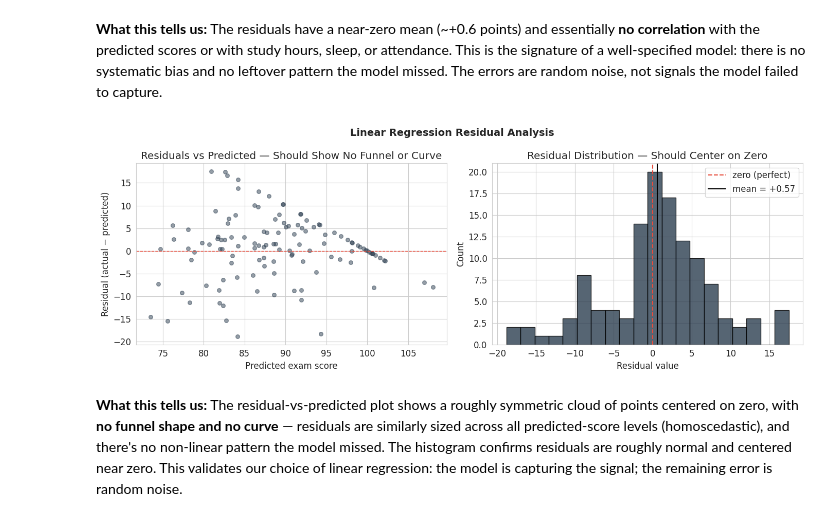
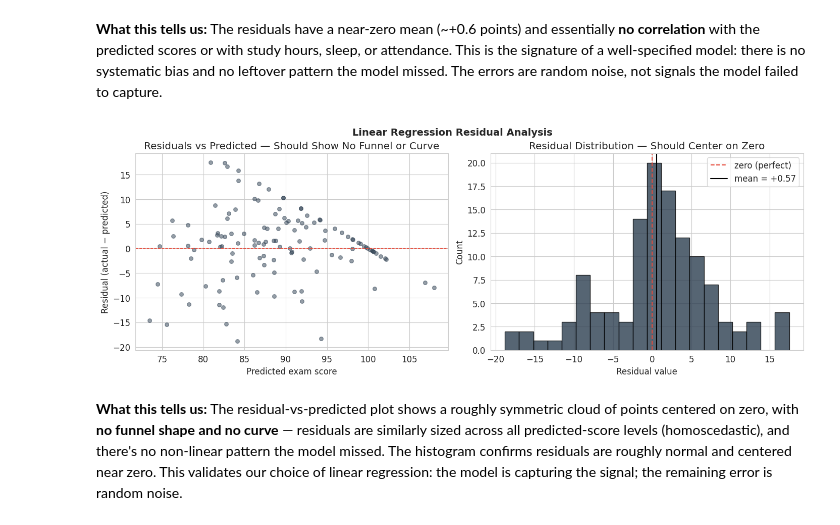
Before and after one commit to memoona-zahur/Iterate-Diagnose-Defend_Stronger-Models_Error-Analysis_and_Calibration, a Jupyter notebook: ml_pipeline.ipynb, the cells around one changed output. Cells and saved outputs as stored; diff of their text form; code cells hidden in the pictures.

```diff
--- a/ml_pipeline.ipynb
+++ b/ml_pipeline.ipynb
@@ -561,30 +561,29 @@ Correlations between residuals and each input (should be near 0 → no leftover
 # %%
 # Chart: Residual analysis
 fig, axes = plt.subplots(1, 2, figsize=(14, 5), layout="constrained")
 
 # 1. Residuals vs predicted values (homoscedasticity check)
 axes[0].scatter(y_pred_lin, residuals, alpha=0.5, s=30, color="#2c3e50")
 axes[0].axhline(0, color="#e74c3c", linestyle="--", linewidth=1)
 axes[0].set_xlabel("Predicted exam score")
 axes[0].set_ylabel("Residual (actual − predicted)")
 axes[0].set_title("Residuals vs Predicted — Should Show No Funnel or Curve")
 
 # 2. Residual histogram (normality / zero-centering check)
 axes[1].hist(residuals, bins=20, color="#2c3e50", edgecolor="black", alpha=0.8)
 axes[1].axvline(0, color="#e74c3c", linestyle="--", linewidth=1.5, label="zero (perfect)")
 axes[1].axvline(residuals.mean(), color="black", linestyle="-", linewidth=1.5,
                 label=f"mean = {residuals.mean():+.2f}")
 axes[1].set_xlabel("Residual value")
 axes[1].set_ylabel("Count")
 axes[1].set_title("Residual Distribution — Should Center on Zero")
 axes[1].legend()
 
 plt.suptitle("Linear Regression Residual Analysis", fontsize=14, fontweight="bold")
-plt.tight_layout()
 plt.savefig(f"{CHARTS_DIR}/chart_residual_analysis.png", dpi=150, bbox_inches="tight")
 plt.show()
 # %% [output]
-[figure, old version]
+[figure, new version]
 # %% [markdown]
 **What this tells us:** The residual-vs-predicted plot shows a roughly symmetric cloud of points centered on zero, with **no funnel shape and no curve** — residuals are similarly sized across all predicted-score levels (homoscedastic), and there's no non-linear pattern the model missed. The histogram confirms residuals are roughly normal and centered near zero. This validates our choice of linear regression: the model is capturing the signal; the remaining error is random noise.
 # %% [markdown]
```
Also changed, not shown: 3 other files.
